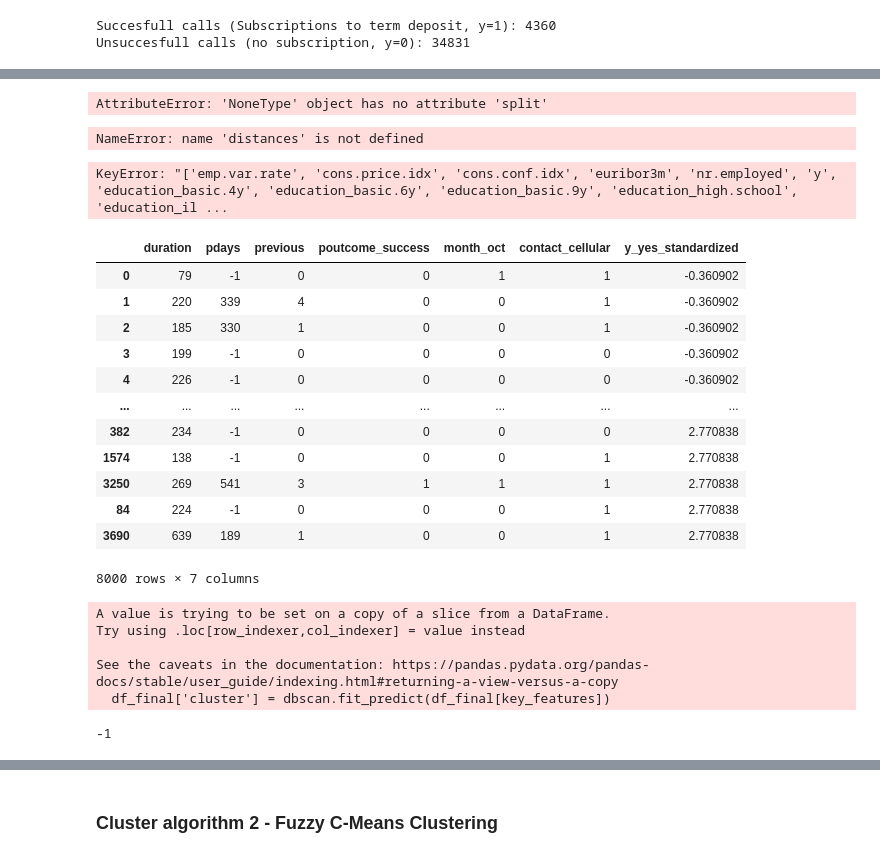
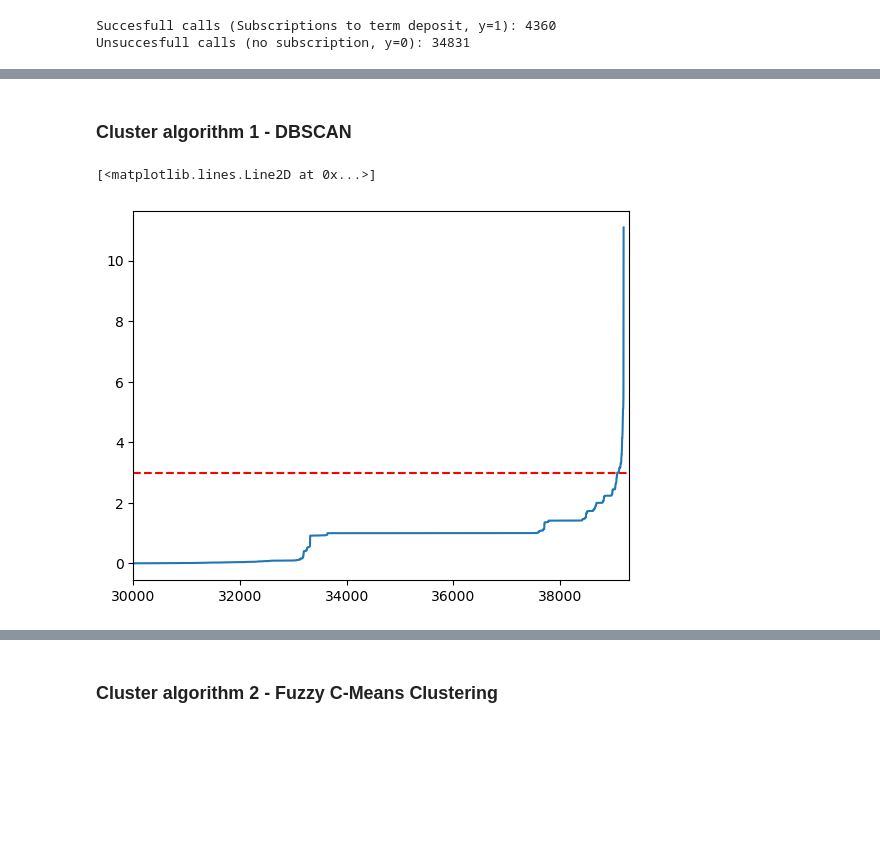
Before and after one commit to DSBE-Semester-A/DataMining, a Jupyter notebook: Assignment2/Assignment_2.ipynb, the cells around one changed output, grey strips where cells are left out. Cells and saved outputs as stored; diff of their text form; code cells hidden in the pictures; blank space fills up the shorter version.

```diff
--- a/Assignment2/Assignment_2.ipynb
+++ b/Assignment2/Assignment_2.ipynb
@@ -376,3 +394,0 @@ In this section, we will be applying two clustering algorithms to the data: DBSC
-# %%
-df_demo_encoded = df_demo_encoded
-df_demo_encoded
@@ -392,0 +395,3 @@ df_demo_encoded
+# %%
+df_demo_encoded_no_y = df_demo_encoded.drop(columns=['y'])
+df_demo_encoded_no_y.head()
@@ -393,27 +405,28 @@ df_demo_encoded
+# %% [markdown]
+### Cluster algorithm 1 - DBSCAN
 # %%
 from sklearn.neighbors import NearestNeighbors
 from matplotlib import pyplot as plt
 
 neighbors = NearestNeighbors(n_neighbors=20)
-neighbors_fit = neighbors.fit(df_demo_encoded)
-distances, indices = neighbors_fit.kneighbors(df_demo_encoded)
+neighbors_fit = neighbors.fit(df_demo_encoded_no_y)
+distances, indices = neighbors_fit.kneighbors(df_demo_encoded_no_y)
 distances = np.sort(distances, axis=0)[:,1]
-# %% [output]
-AttributeError: 'NoneType' object has no attribute 'split'
 # %%
-# plt.xlim(7980, 8000)
-# plt.axhline(y=140, color='r', linestyle='--')
+plt.xlim(30000, 39300)
+plt.axhline(y=3, color='r', linestyle='--')
 plt.plot(distances)
 # %% [output]
-NameError: name 'distances' is not defined
+[<matplotlib.lines.Line2D at 0x...>]
+[figure, added]
 # %%
 from sklearn.cluster import DBSCAN
 from sklearn.metrics import silhouette_score
 
 #-------------AURELIA NOG AANPASSEN OM NIET HARDCODED TE ZIJN -----------------
 # Define a range of eps and min_samples values to test
-eps_values = np.arange(140, 150.0, 1)  # Adjust the range and step as necessary
-min_samples_values = range(20, 40)
+eps_values = np.arange(3, 10, 0.2)  # Adjust the range and step as necessary
+min_samples_values = range(9, 19)
 
 # Dictionary to store the results
 best_score = -1
@@ -423,11 +436,11 @@ for eps in eps_values:
     for min_samples in min_samples_values:
         # Apply DBSCAN
         dbscan = DBSCAN(eps=eps, min_samples=min_samples)
-        labels = dbscan.fit_predict(df_upsampled[key_features])
+        labels = dbscan.fit_predict(df_demo_encoded_no_y)
 
         # Only compute silhouette score if there is more than 1 cluster
         if len(set(labels)) > 1:
-            score = silhouette_score(df_upsampled[key_features], labels)
+            score = silhouette_score(df_demo_encoded_no_y, labels)
             print(f"eps: {eps}, min_samples: {min_samples}, silhouette score: {score}")
 
             # Check if this is the best score
@@ -436,37 +449,11 @@ for eps in eps_values:
                 best_params = {'eps': eps, 'min_samples': min_samples}
 
 print(f"Best params: {best_params}, Best silhouette score: {best_score}")
-# %% [output]
-KeyError: "['emp.var.rate', 'cons.price.idx', 'cons.conf.idx', 'euribor3m', 'nr.employed', 'y', 'education_basic.4y', 'education_basic.6y', 'education_basic.9y', 'education_high.school', 'education_il ...
-# %%
-df_demo_encoded
-# %% [output]
-|  | duration | pdays | previous | poutcome_success | month_oct | contact_cellular | y_yes_standardized |
-| 0 | 79 | -1 | 0 | 0 | 1 | 1 | -0.360902 |
-| 1 | 220 | 339 | 4 | 0 | 0 | 1 | -0.360902 |
-| 2 | 185 | 330 | 1 | 0 | 0 | 1 | -0.360902 |
-| 3 | 199 | -1 | 0 | 0 | 0 | 0 | -0.360902 |
-| 4 | 226 | -1 | 0 | 0 | 0 | 0 | -0.360902 |
-| ... | ... | ... | ... | ... | ... | ... | ... |
-| 382 | 234 | -1 | 0 | 0 | 0 | 0 | 2.770838 |
-| 1574 | 138 | -1 | 0 | 0 | 0 | 1 | 2.770838 |
-| 3250 | 269 | 541 | 3 | 1 | 1 | 1 | 2.770838 |
-| 84 | 224 | -1 | 0 | 0 | 0 | 1 | 2.770838 |
-| 3690 | 639 | 189 | 1 | 0 | 0 | 1 | 2.770838 |
-8000 rows × 7 columns
 # %%
 # Run DBSCAN clustering
 dbscan = DBSCAN(eps=144.0, min_samples=31)  # Values based on previous cell
-df_demo_encoded['cluster'] = dbscan.fit_predict(df_demo_encoded[key_features])
+df_demo_encoded['dbscan_cluster'] = dbscan.fit_predict(df_demo_encoded_no_y)
-# %% [output]
-A value is trying to be set on a copy of a slice from a DataFrame.
-Try using .loc[row_indexer,col_indexer] = value instead
-
-See the caveats in the documentation: https://pandas.pydata.org/pandas-docs/stable/user_guide/indexing.html#returning-a-view-versus-a-copy
-  df_final['cluster'] = dbscan.fit_predict(df_final[key_features])
 # %%
-sum(df_demo_encoded['cluster'].unique())
+sum(df_demo_encoded['dbscan_cluster'].unique())
-# %% [output]
--1
 # %%
 # Plot the pairplot with hue based on the 'y' labels
```
Also changed, not shown: parts of 35 cells of this notebook.
